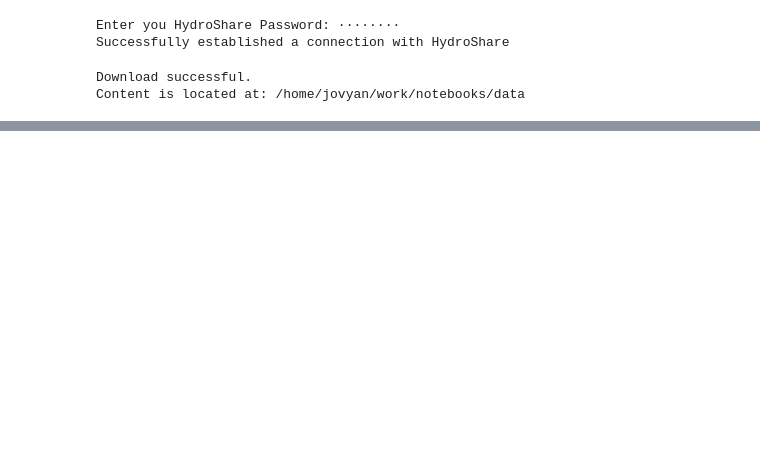
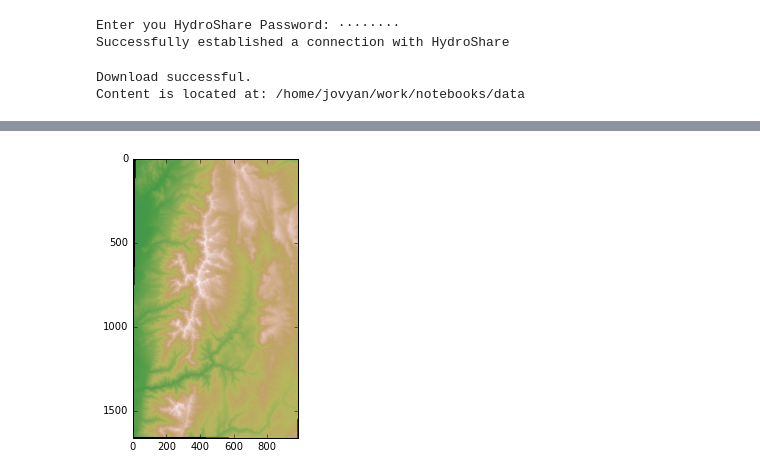
Before and after one commit to hydroshare/hydroshare-jupyterhub, a Jupyter notebook: notebooks/examples/taudem.ipynb, the cells around one changed output, grey strips where cells are left out. Cells and saved outputs as stored; diff of their text form; code cells hidden in the pictures; blank space fills up the shorter version.

```diff
--- a/notebooks/examples/taudem.ipynb
+++ b/notebooks/examples/taudem.ipynb
@@ -7,3 +7,5 @@ import matplotlib.image as mpimg
 from mpl_toolkits.basemap import Basemap
 import numpy as np
 from osgeo import osr, gdal
+import subprocess
+data_directory = os.environ['DATA']
@@ -42,0 +83,5 @@ plt.show()
+# %%
+# plot the fill result
+plot_tiff(fill)
+# %% [output]
+[figure, added]
```
Also changed, not shown: parts of 10 cells of this notebook, 1 other file.
